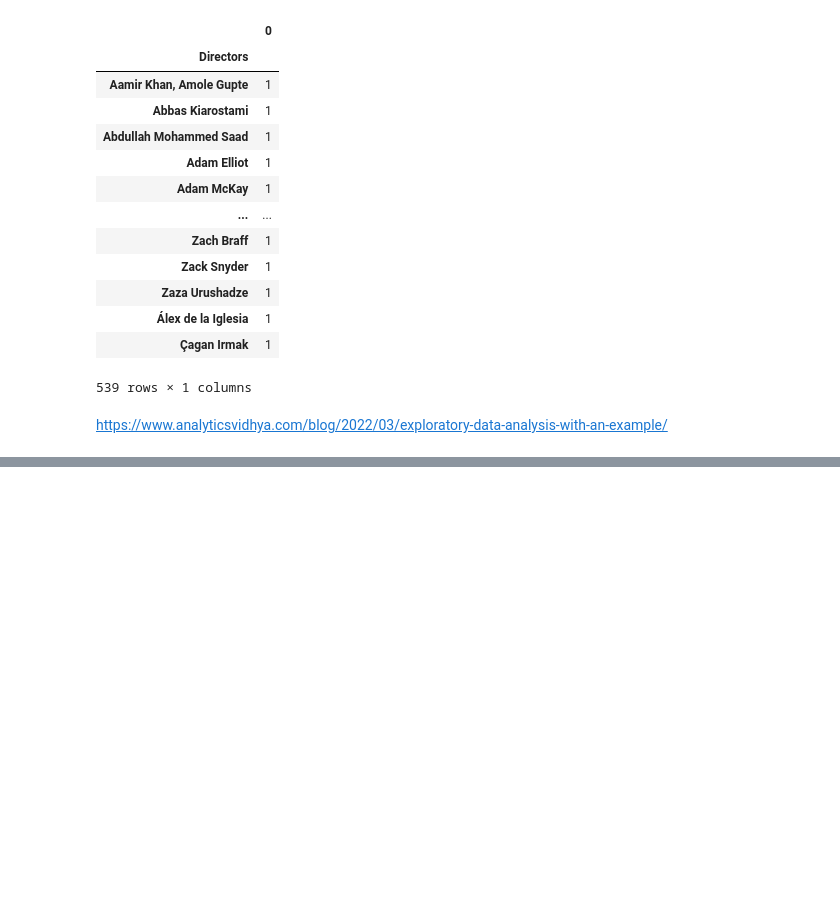
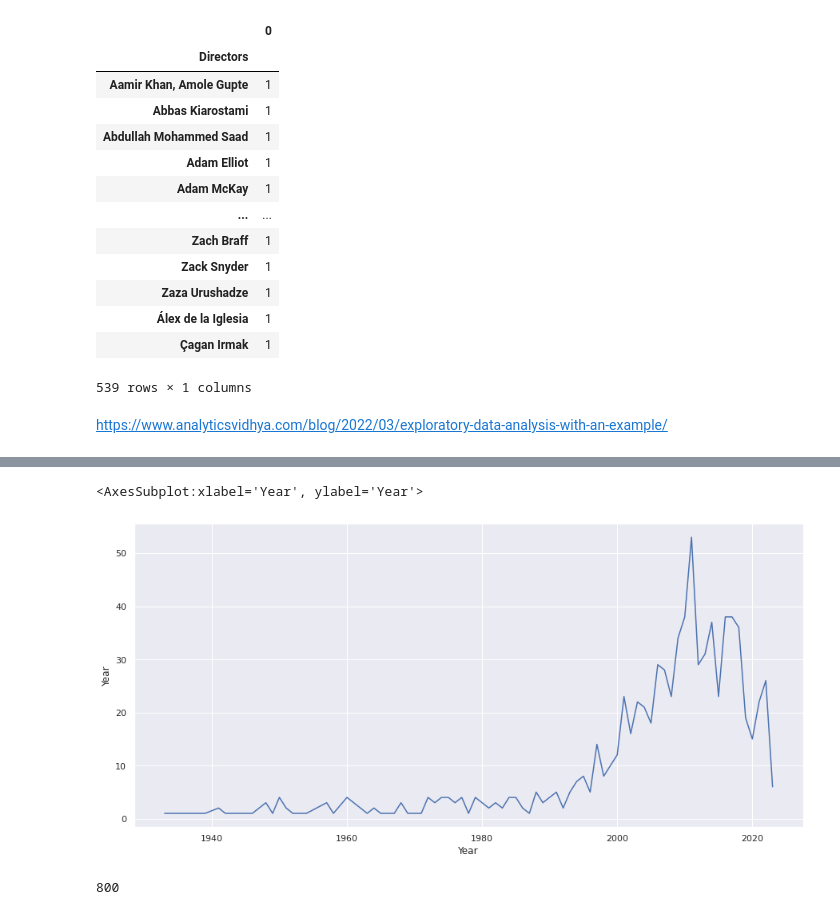
Before and after one commit to Siliam/data_science_artificial_intelligence, a Jupyter notebook: IMDB/IMDB.ipynb, the cells around one changed output, grey strips where cells are left out. Drawn from its saved outputs; the diff is of its cells as text; code cells hidden in the pictures; blank space fills up the shorter version.

```diff
--- a/IMDB/IMDB.ipynb
+++ b/IMDB/IMDB.ipynb
@@ -248,0 +238,3 @@ sns.histplot(
+# %%
+years_frequencies = df.groupby(["Year"])['Year'].count()
+years_frequencies
@@ -248,0 +255,9 @@ sns.histplot(
+# %%
+sns.lineplot(data=years_frequencies)
+# %% [output]
+<AxesSubplot:xlabel='Year', ylabel='Year'>
+[figure, added]
+# %%
+years_frequencies.sum()
+# %% [output]
+800
```
Also changed, not shown: parts of 47 cells of this notebook.
